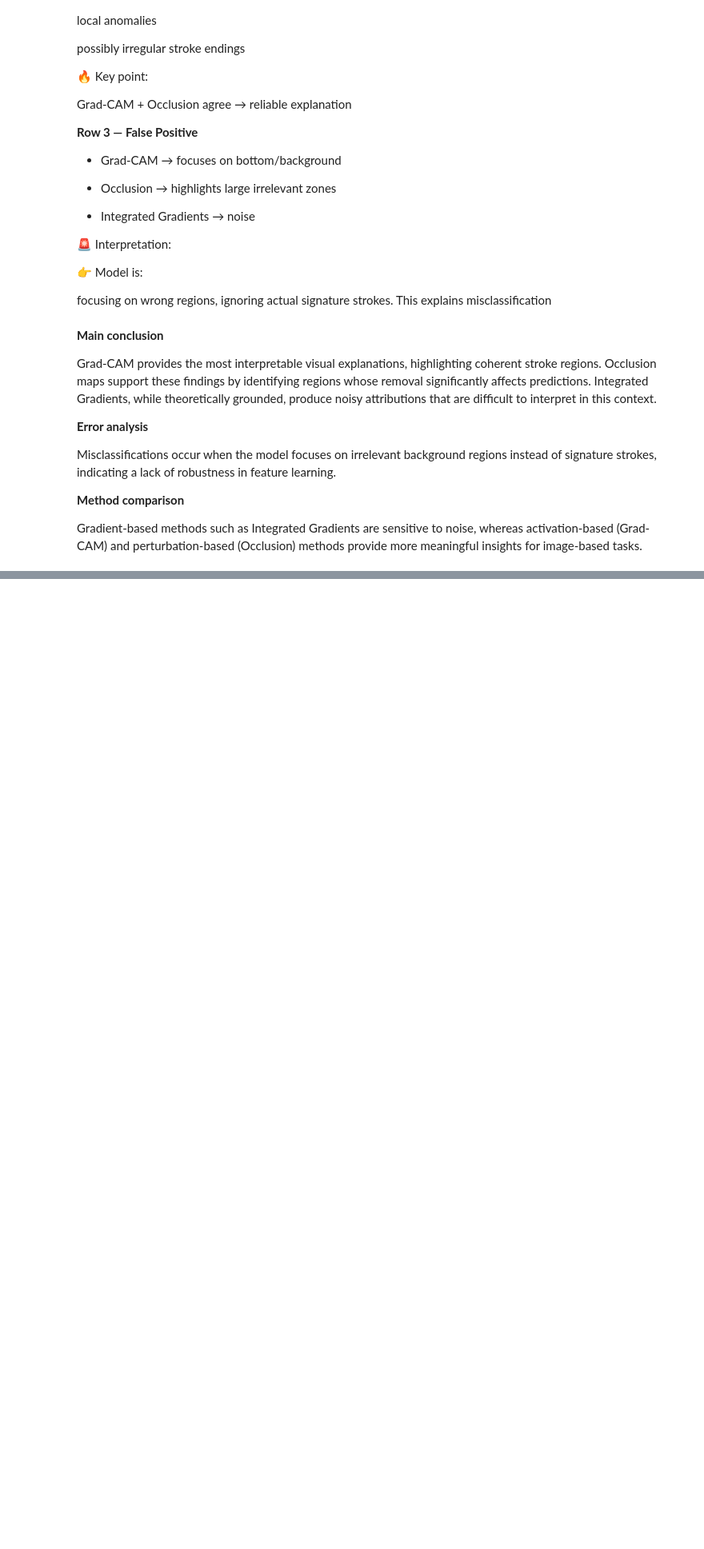
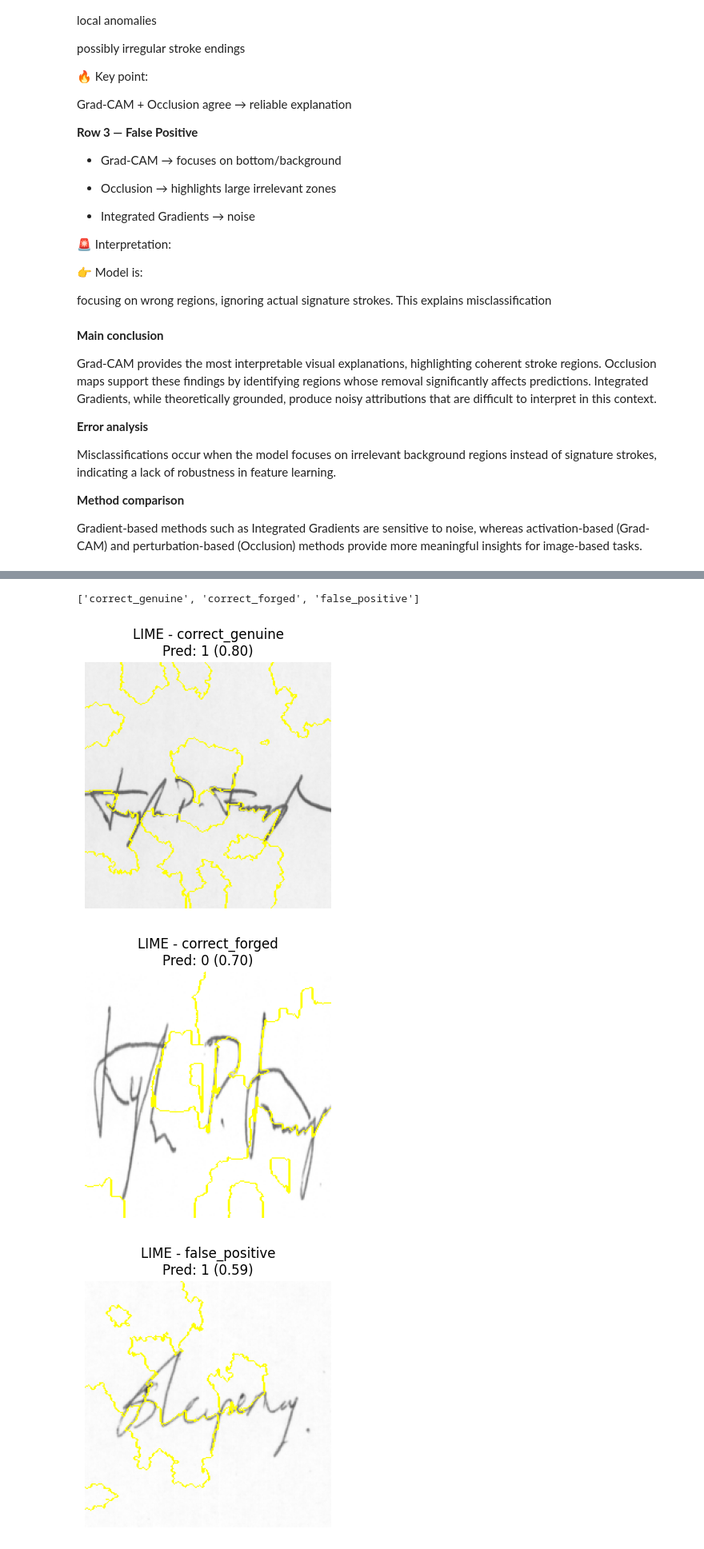
Before and after one commit to Jorj91/Project_Explainable_AI_Banking_Model, a Jupyter notebook: main.ipynb, the cells around one changed output, grey strips where cells are left out. Shown at 80% size. Cells and saved outputs as stored; diff of their text form; code cells hidden in the pictures; blank space fills up the shorter version.

Commit message:
add LIME

```diff
--- a/main.ipynb
+++ b/main.ipynb
@@ -960,0 +967,24 @@ Gradient-based methods such as Integrated Gradients are sensitive to noise, wher
+# %%
+# Prediction Function
+def predict_fn(images):
+    model.eval()
+
+    images = torch.tensor(images).permute(0,3,1,2).float()
+
+    # normalize (same as training)
+    images = (images - 0.5) / 0.5
+
+    images = images.to(device)
+
+    with torch.no_grad():
+        outputs = model(images)
+        probs = torch.softmax(outputs, dim=1)
+
+    return probs.cpu().numpy()
+# %%
+# Initialize explainer
+explainer = lime_image.LimeImageExplainer()
+# %%
+found_cases
+# %% [output]
+['correct_genuine', 'correct_forged', 'false_positive']
@@ -960,0 +993,35 @@ Gradient-based methods such as Integrated Gradients are sensitive to noise, wher
+# %%
+for case in found_cases:
+
+    img, label, pred, confidence = cases[case]
+
+    # convert to numpy + denormalize
+    img_np = img.permute(1,2,0).cpu().numpy()
+    img_np = (img_np * 0.5) + 0.5
+    img_np = np.clip(img_np, 0, 1)
+
+    explanation = explainer.explain_instance(
+        img_np,
+        predict_fn,
+        top_labels=1,
+        hide_color=0,
+        num_samples=500
+    )
+
+    temp, mask = explanation.get_image_and_mask(
+        label=pred,
+        positive_only=True,
+        num_features=10,
+        hide_rest=False
+    )
+
+    plt.figure(figsize=(4,4))
+    plt.imshow(mark_boundaries(temp, mask))
+    plt.title(f"LIME - {case}\nPred: {pred} ({confidence:.2f})")
+    plt.axis("off")
+
+plt.show()
+# %% [output]
+[figure, added]
+[figure, added]
+[figure, added]
```
Also changed, not shown: parts of 8 cells of this notebook.
